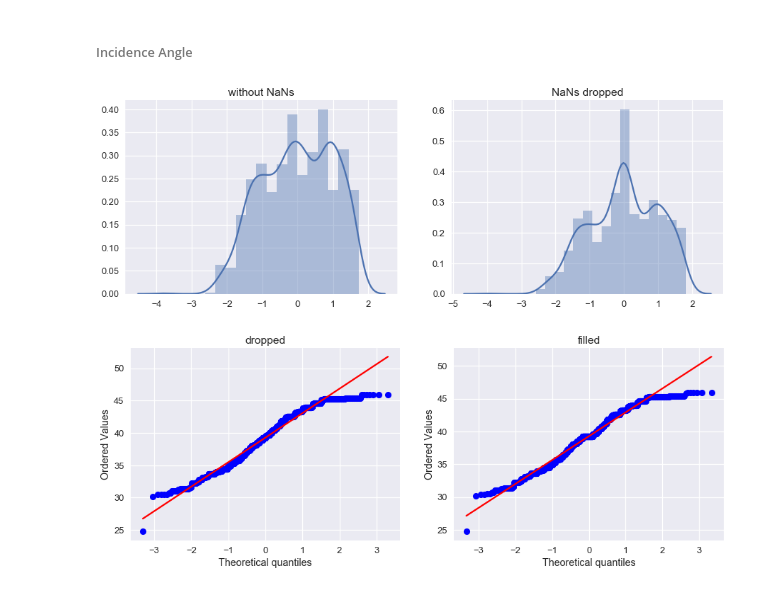
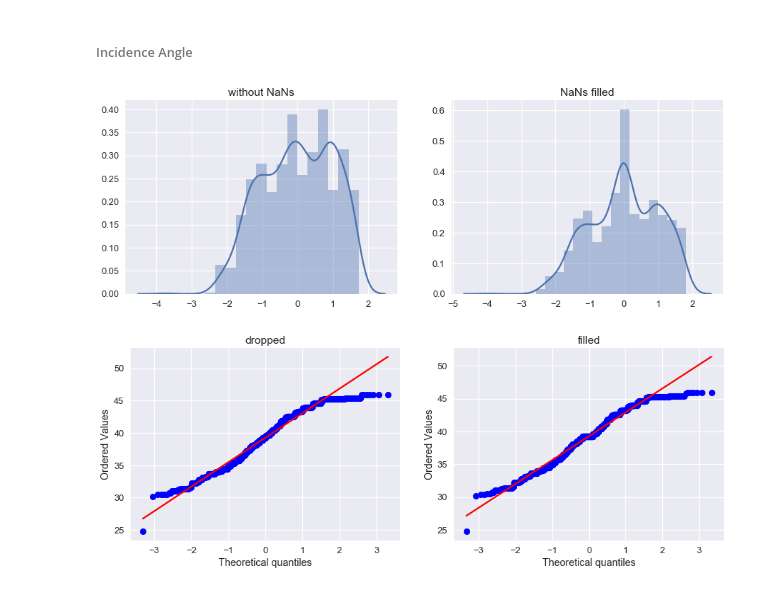
Before and after one commit to chucklesoclock/iceberg-detect, a Jupyter notebook: visualizations.ipynb, the cells around one changed output. Saved outputs shown, nothing was run; the diff lists cells and outputs as text; code cells hidden in the pictures.

Commit message:
pretty visualizations

```diff
--- a/visualizations.ipynb
+++ b/visualizations.ipynb
@@ -161,16 +168,16 @@ plot_3d_example(bentes2d, tbentes)
 # %%
 plt.figure(figsize=(15,5))
 plt.subplot(121)
 dropped_angle = df.inc_angle.dropna().astype(float)
 sns.distplot(scale(dropped_angle));
 plt.title('without NaNs')
 plt.subplot(122)
 filled_angle = df.inc_angle.fillna(df.inc_angle.mean())
 sns.distplot(scale(filled_angle));
-plt.title('NaNs dropped')
+plt.title('NaNs filled')
 plt.show()
 # %% [output]
-[figure, old version]
+[figure, new version]
 # %%
 plt.figure(figsize=(15,5))
 plt.subplot(121)
```
Also changed, not shown: parts of 11 cells of this notebook.
